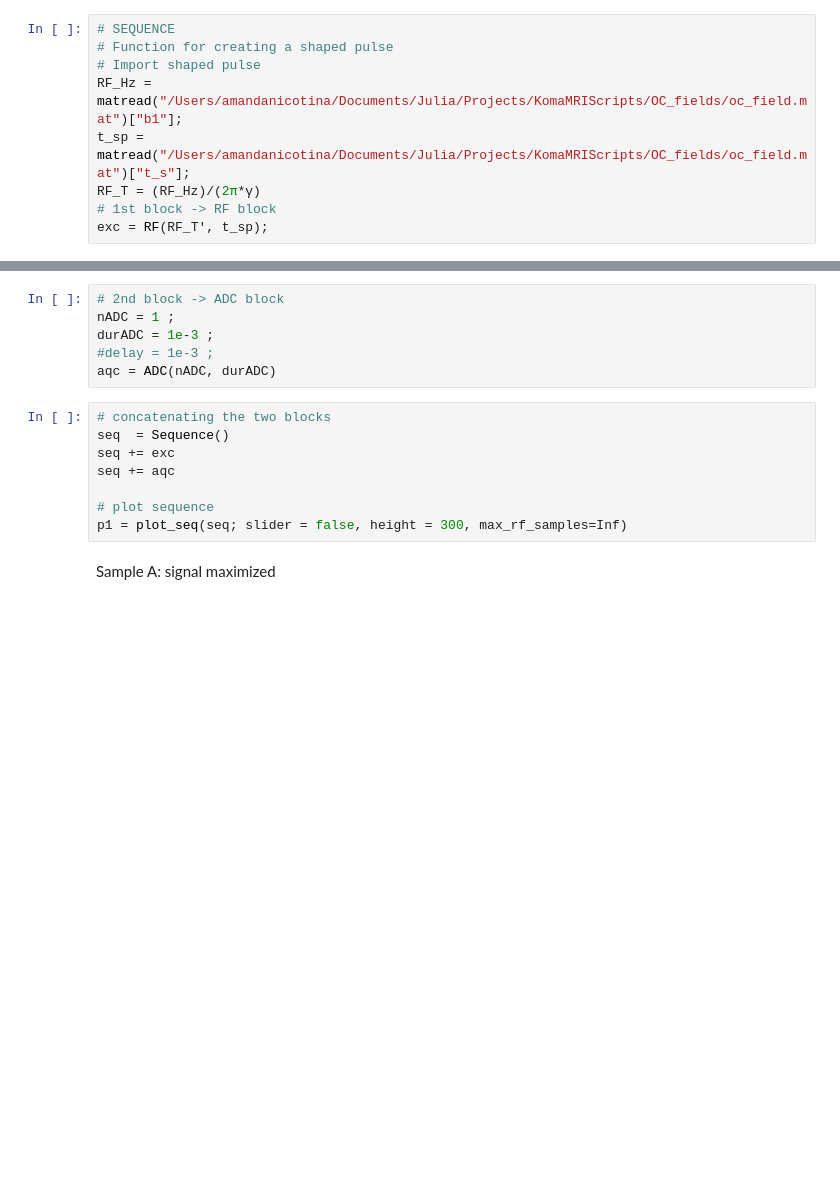
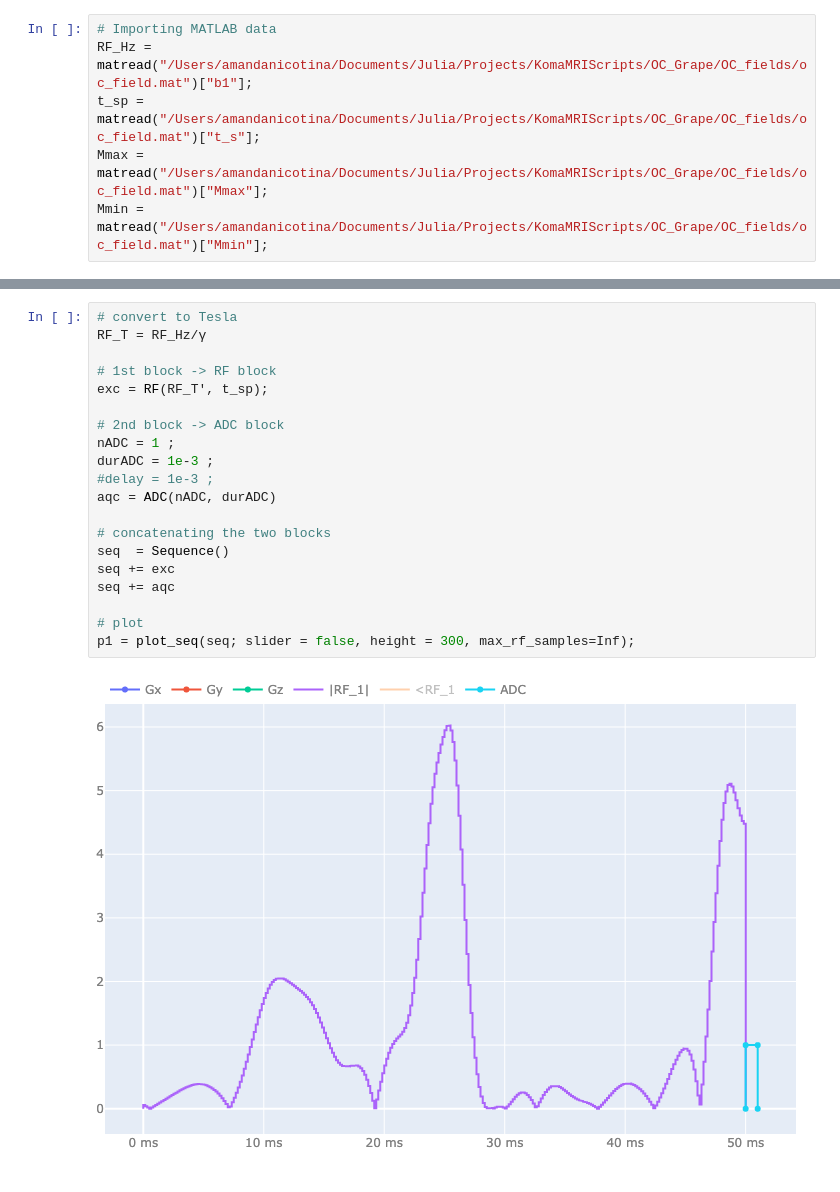
Before and after one commit to amandanicotina/KomaMRIScripts, a Jupyter notebook: Notebook/OC_grape.ipynb, the cells around one changed output, grey strips where cells are left out. Saved outputs shown, nothing was run; the diff lists cells and outputs as text; blank space fills up the shorter version.

Commit message:
created notebook for fid and oc pulse

```diff
--- a/Notebook/OC_grape.ipynb
+++ b/Notebook/OC_grape.ipynb
@@ -7,9 +3,6 @@ using KomaMRI, MAT, Plots, FFTW
 # %%
-# SEQUENCE
-# Function for creating a shaped pulse
-# Import shaped pulse
-RF_Hz = matread("/Users/amandanicotina/Documents/Julia/Projects/KomaMRIScripts/OC_fields/oc_field.mat")["b1"];
-t_sp = matread("/Users/amandanicotina/Documents/Julia/Projects/KomaMRIScripts/OC_fields/oc_field.mat")["t_s"];
-RF_T = (RF_Hz)/(2π*γ)
-# 1st block -> RF block
-exc = RF(RF_T', t_sp);
+# Importing MATLAB data
+RF_Hz = matread("/Users/amandanicotina/Documents/Julia/Projects/KomaMRIScripts/OC_Grape/OC_fields/oc_field.mat")["b1"];
+t_sp = matread("/Users/amandanicotina/Documents/Julia/Projects/KomaMRIScripts/OC_Grape/OC_fields/oc_field.mat")["t_s"];
+Mmax = matread("/Users/amandanicotina/Documents/Julia/Projects/KomaMRIScripts/OC_Grape/OC_fields/oc_field.mat")["Mmax"];
+Mmin = matread("/Users/amandanicotina/Documents/Julia/Projects/KomaMRIScripts/OC_Grape/OC_fields/oc_field.mat")["Mmin"];
@@ -16,16 +20,22 @@ exc = RF(RF_T', t_sp);
 # %%
+# convert to Tesla
+RF_T = RF_Hz/γ
+
+# 1st block -> RF block
+exc = RF(RF_T', t_sp);
+
 # 2nd block -> ADC block
 nADC = 1 ;
 durADC = 1e-3 ;
 #delay = 1e-3 ;
 aqc = ADC(nADC, durADC)
+
+# concatenating the two blocks
+seq  = Sequence()
+seq += exc
+seq += aqc
+
+# plot
+p1 = plot_seq(seq; slider = false, height = 300, max_rf_samples=Inf);
+# %% [output]
+[figure, added]
-# %%
-# concatenating the two blocks
-seq  = Sequence()
-seq += exc
-seq += aqc
-
-# plot sequence
-p1 = plot_seq(seq; slider = false, height = 300, max_rf_samples=Inf)
-# %% [markdown]
-Sample A: signal maximized
```
Also changed, not shown: parts of 14 cells of this notebook, 1 other file.
